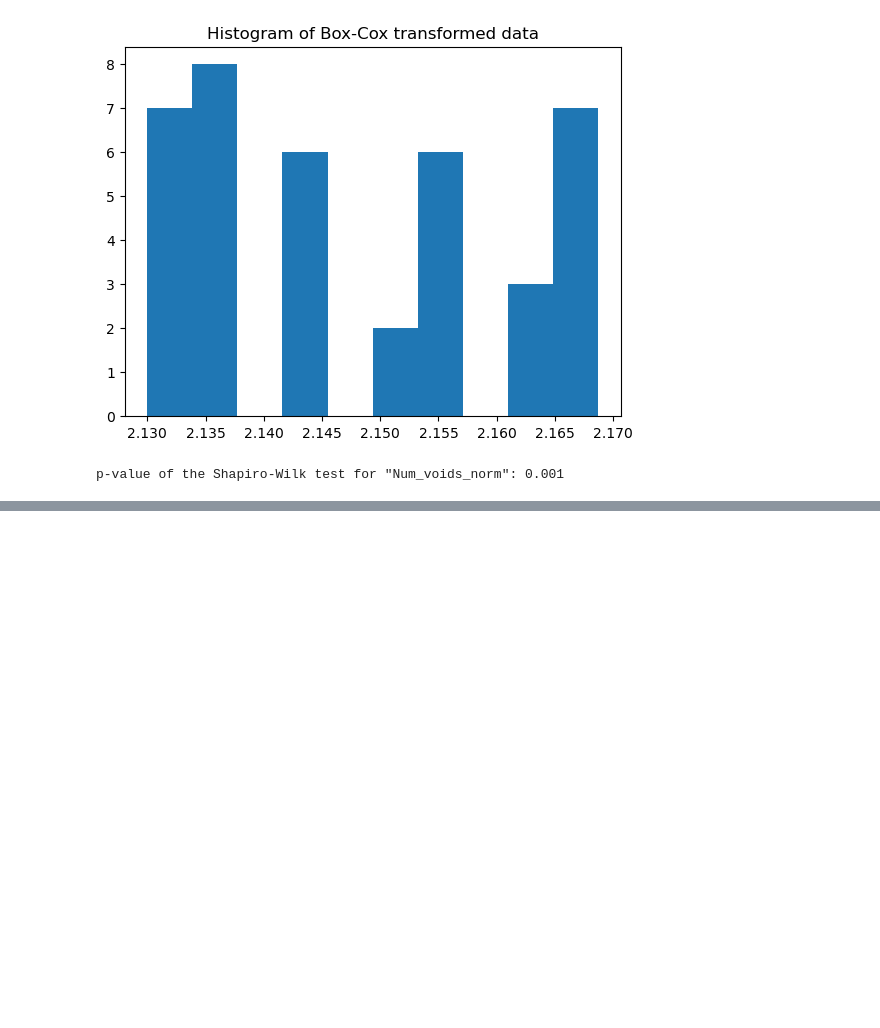
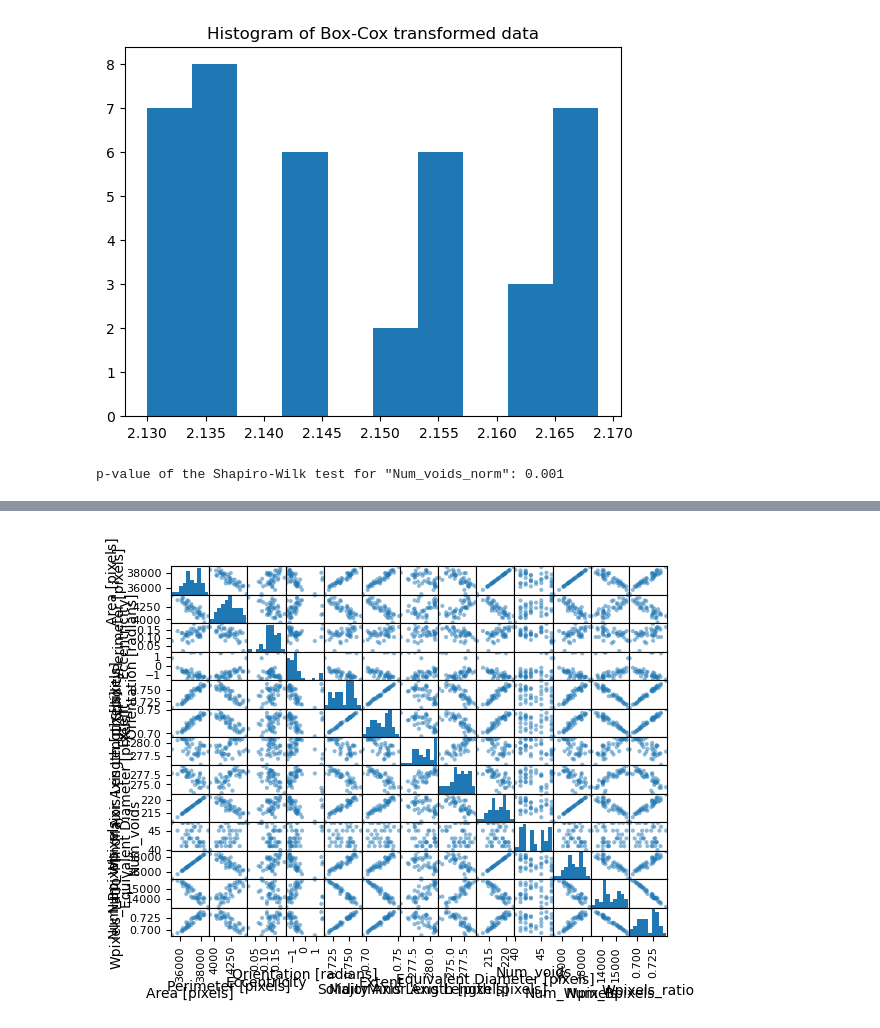
Before and after one commit to abylai11/qda-project, a Jupyter notebook: Python code/Fede - Variable manipulation.ipynb, the cells around one changed output, grey strips where cells are left out. Saved outputs shown, nothing was run; the diff lists cells and outputs as text; code cells hidden in the pictures; blank space fills up the shorter version.

```diff
--- a/Python code/Fede - Variable manipulation.ipynb
+++ b/Python code/Fede - Variable manipulation.ipynb
@@ -821,0 +825,4 @@ p-value of the Shapiro-Wilk test for "Num_voids_norm": 0.001
+# %%
+dataNum = df_parts_new.select_dtypes(include=np.number)
+dataset=dataNum.drop(columns=['ID','Part_ID'])
+dataset.head(10)
@@ -821,0 +841,8 @@ p-value of the Shapiro-Wilk test for "Num_voids_norm": 0.001
+# %%
+#Scatter plot
+pd.plotting.scatter_matrix(dataset)
+plt.show()
+
+# can see some linear correlated vars and some very sparse/uncorrelated
+# %% [output]
+[figure, added]
```
Also changed, not shown: parts of 11 cells of this notebook.
